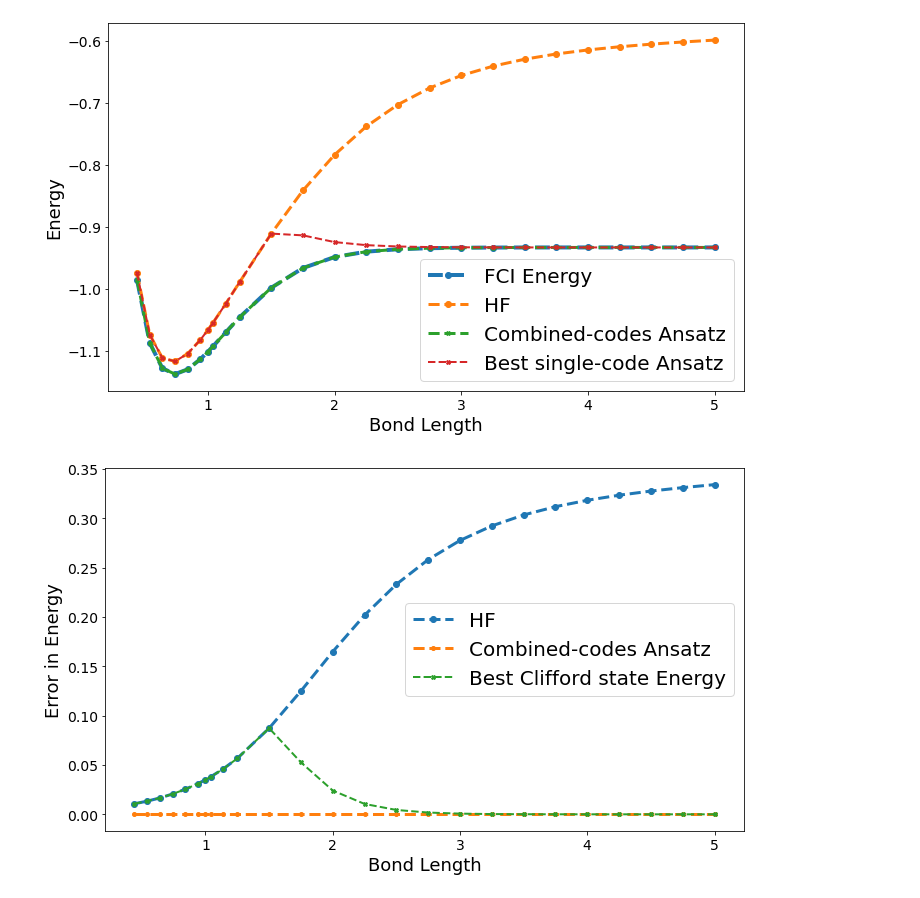
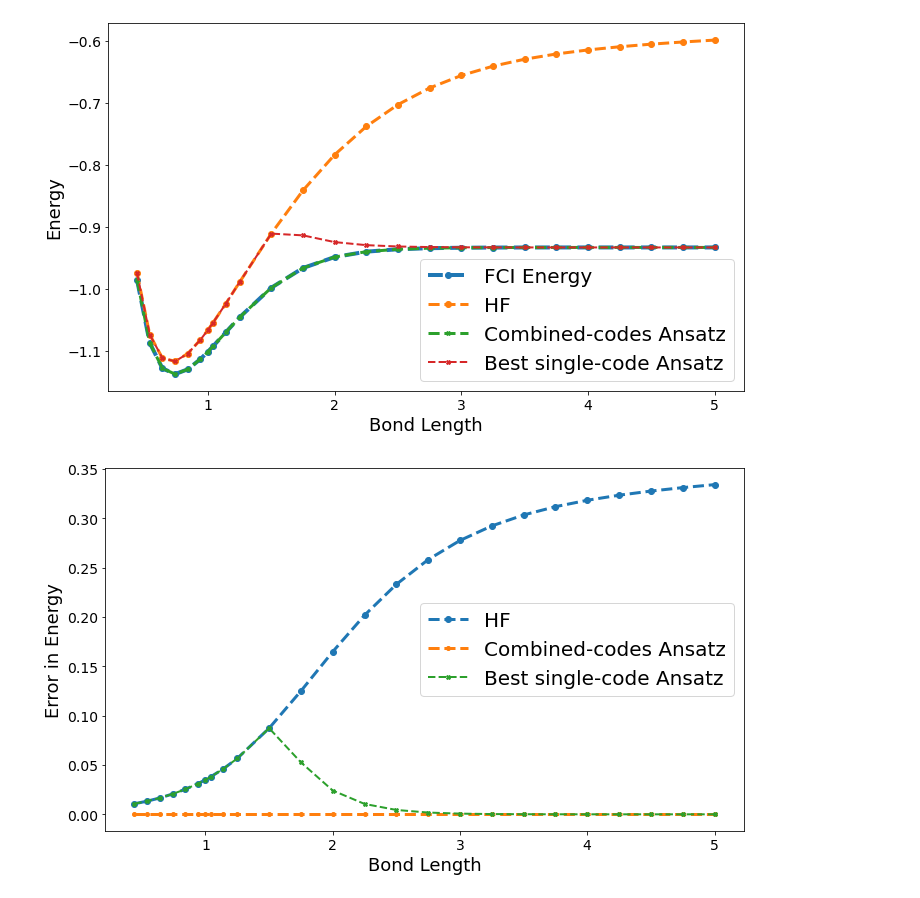
Before and after one commit to AbhinavUofT/Modified_VHA, a Jupyter notebook: M-VHA/example/M-VHA.ipynb, the cells around one changed output. Drawn from its saved outputs; the diff is of its cells as text; code cells hidden in the pictures.

```diff
--- a/M-VHA/example/M-VHA.ipynb
+++ b/M-VHA/example/M-VHA.ipynb
@@ -23,13 +23,13 @@ Hamiltonians = []
 Diag_Hamiltonians = []
 
 for bond in bond_lengths:
-    file = open("../Data/Hamiltonians/H2/H2_Hamiltonian_for_bond_length_{0}.pickle".format(bond),'rb')
+    file = open("../Hamiltonians/H2/H2_Hamiltonian_for_bond_length_{0}.pickle".format(bond),'rb')
     mol_Ham = pickle.load(file)
     file.close()
 
     print("The Hamiltonian at bond length - {0} - is: {1}".format(bond, mol_Ham))
 
-    file = open("../Data/circuits_and_groups/H2/H2_groups_and_circuits_for_bond_length_{0}.pickle".format(bond),'rb')
+    file = open("../circuits_and_groups/H2/H2_groups_and_circuits_for_bond_length_{0}.pickle".format(bond),'rb')
     z_representation, groups, circuits = pickle.load(file)
     file.close()
 
@@ -186,16 +186,16 @@ plt.show()
 # %%
 plt.figure(figsize=(10,6))
 plt.tight_layout()
 plt.rc('legend',fontsize=20)
 plt.plot(bond_lengths, [-1*(e_f - e_hf) for e_f, e_hf in zip(FCI_eners,HF_ener)], marker="o", markersize=6, linestyle="--", linewidth=3, label="HF")
 plt.plot(bond_lengths, [-1*(e_f - e_hf) for e_f, e_hf in zip(FCI_eners,vqe_eners)], marker="o", markersize=4, linestyle="--", linewidth=3, label="Combined-codes Ansatz")
-plt.plot(bond_lengths, [-1*(e_f - e_hf) for e_f, e_hf in zip(FCI_eners,vqe_with_SCA)], marker="X", markersize=4, linestyle="--", linewidth=2, label="Best Clifford state Energy")
+plt.plot(bond_lengths, [-1*(e_f - e_hf) for e_f, e_hf in zip(FCI_eners,vqe_with_SCA)], marker="X", markersize=4, linestyle="--", linewidth=2, label="Best single-code Ansatz")
 plt.xlabel('Bond Length', fontsize=18)
 plt.ylabel('Error in Energy', fontsize=18)
 plt.xticks(fontsize=14)
 plt.yticks(fontsize=14)
 plt.legend()
 plt.tight_layout()
 plt.show()
 # %% [output]
-[figure, old version]
+[figure, new version]
```
